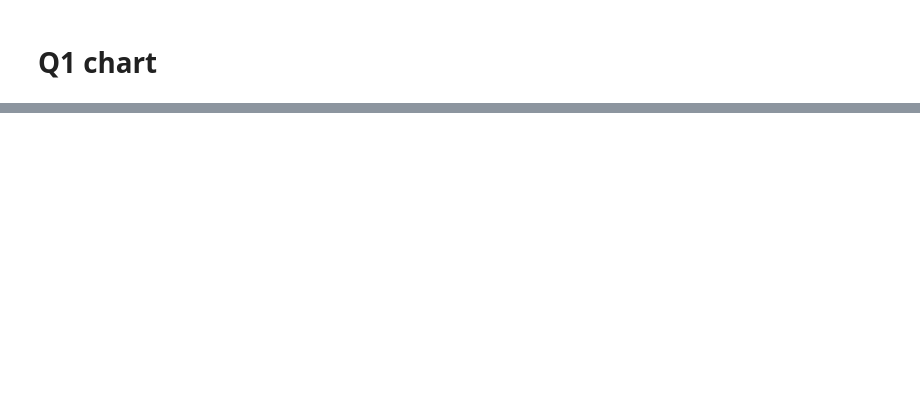
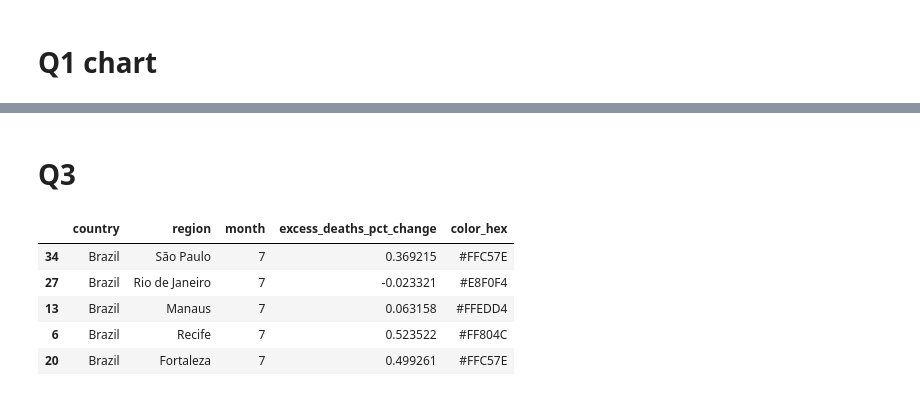
Before and after one commit to flomch/data-viz, a Jupyter notebook: eda_hw3.ipynb, the cells around one changed output, grey strips where cells are left out. Cells and saved outputs as stored; diff of their text form; code cells hidden in the pictures; blank space fills up the shorter version.

```diff
--- a/eda_hw3.ipynb
+++ b/eda_hw3.ipynb
@@ -74,0 +79,32 @@ plt.show()
+# %% [markdown]
+# Q3
+# %%
+death = pd.read_csv('brazil_excess_deaths.csv')[['country','region','month','excess_deaths_pct_change']]
+
+# sort dataframe by region in order presented on chart
+region_order = np.array(['São Paulo','Rio de Janeiro', 'Manaus', 'Recife',  'Fortaleza',])
+death.region = pd.Categorical(death.region, region_order)
+death = death.sort_values('region')
+# %%
+# define color assignment function
+def color_assigment(value):
+    i = bisect.bisect([0, 0.25, 0.5, 1, 2], value)
+    color = {0: '#E8F0F4',
+             1: '#FFEDD4',
+             2: '#FFC57E',
+             3: '#FF804C',
+             4: '#E93C28',
+             5: '#B10000'}
+
+    return color[i]
+
+# add column mapping excess pct change to hex color
+death['color_hex'] = death['excess_deaths_pct_change'].apply(color_assigment)
+death[death.month ==7]
+# %% [output]
+|  | country | region | month | excess_deaths_pct_change | color_hex |
+| 34 | Brazil | São Paulo | 7 | 0.369215 | #FFC57E |
+| 27 | Brazil | Rio de Janeiro | 7 | -0.023321 | #E8F0F4 |
+| 13 | Brazil | Manaus | 7 | 0.063158 | #FFEDD4 |
+| 6 | Brazil | Recife | 7 | 0.523522 | #FF804C |
+| 20 | Brazil | Fortaleza | 7 | 0.499261 | #FFC57E |
```
Also changed, not shown: parts of 3 cells of this notebook, 1 other file.
